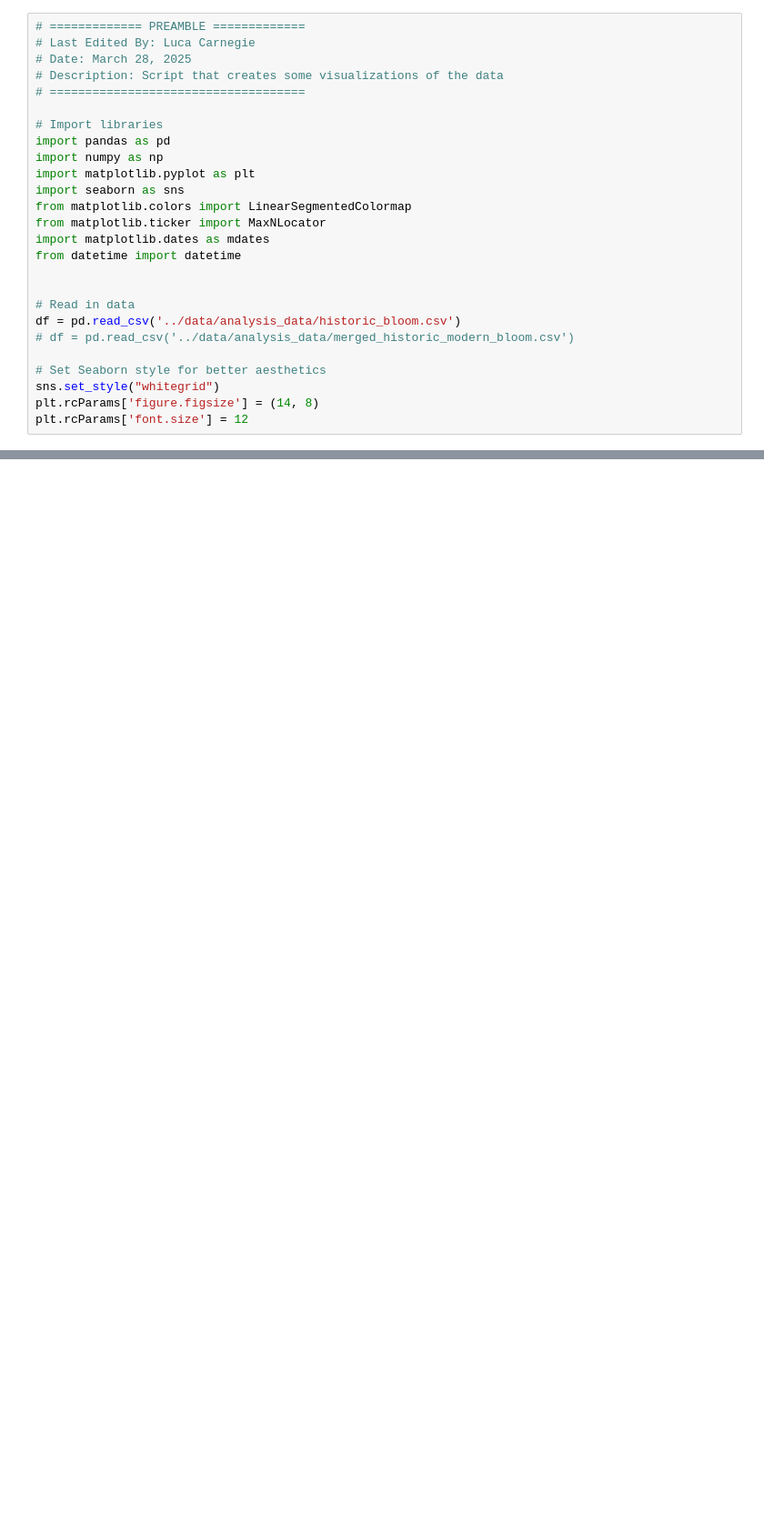
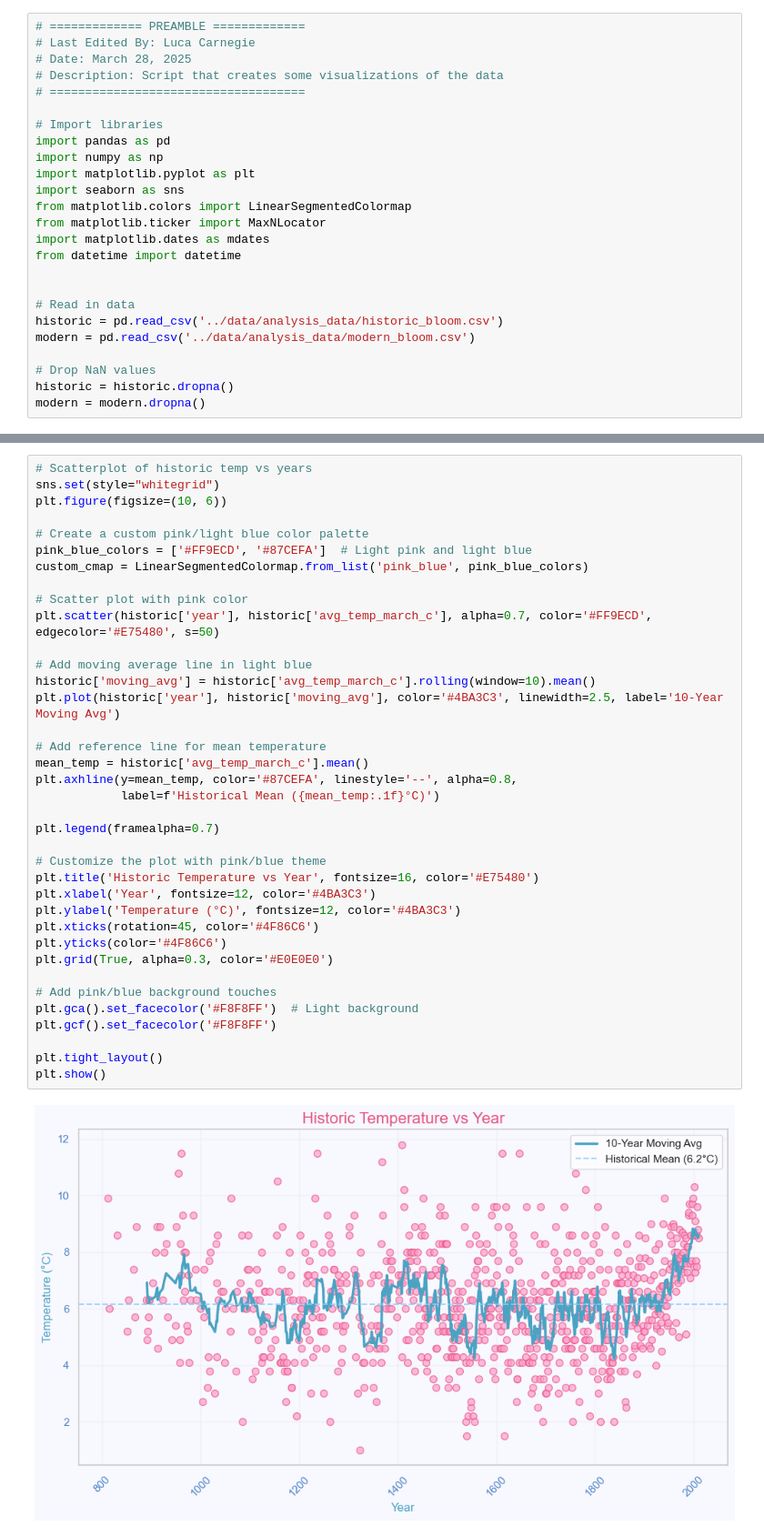
Before and after one commit to lcarnegie/sakura, a Jupyter notebook: scripts/03-explore-data.ipynb, the cells around one changed output, grey strips where cells are left out. Shown: that part at 91% size. Drawn from its saved outputs; the diff is of its cells as text; blank space fills up the shorter version.

```diff
--- a/scripts/03-explore-data.ipynb
+++ b/scripts/03-explore-data.ipynb
@@ -17,10 +17,9 @@ from datetime import datetime
 
 
 # Read in data
-df = pd.read_csv('../data/analysis_data/historic_bloom.csv')
-# df = pd.read_csv('../data/analysis_data/merged_historic_modern_bloom.csv')
+historic = pd.read_csv('../data/analysis_data/historic_bloom.csv')
+modern = pd.read_csv('../data/analysis_data/modern_bloom.csv')
 
-# Set Seaborn style for better aesthetics
-sns.set_style("whitegrid")
-plt.rcParams['figure.figsize'] = (14, 8)
-plt.rcParams['font.size'] = 12
+# Drop NaN values
+historic = historic.dropna()
+modern = modern.dropna()
@@ -129,0 +28,39 @@ Text(0, 0.5, 'Approximate Date')
+# %%
+# Scatterplot of historic temp vs years
+sns.set(style="whitegrid")
+plt.figure(figsize=(10, 6))
+
+# Create a custom pink/light blue color palette
+pink_blue_colors = ['#FF9ECD', '#87CEFA']  # Light pink and light blue
+custom_cmap = LinearSegmentedColormap.from_list('pink_blue', pink_blue_colors)
+
+# Scatter plot with pink color
+plt.scatter(historic['year'], historic['avg_temp_march_c'], alpha=0.7, color='#FF9ECD', edgecolor='#E75480', s=50)
+
+# Add moving average line in light blue
+historic['moving_avg'] = historic['avg_temp_march_c'].rolling(window=10).mean()
+plt.plot(historic['year'], historic['moving_avg'], color='#4BA3C3', linewidth=2.5, label='10-Year Moving Avg')
+
+# Add reference line for mean temperature
+mean_temp = historic['avg_temp_march_c'].mean()
+plt.axhline(y=mean_temp, color='#87CEFA', linestyle='--', alpha=0.8,
+            label=f'Historical Mean ({mean_temp:.1f}°C)')
+
+plt.legend(framealpha=0.7)
+
+# Customize the plot with pink/blue theme
+plt.title('Historic Temperature vs Year', fontsize=16, color='#E75480')
+plt.xlabel('Year', fontsize=12, color='#4BA3C3')
+plt.ylabel('Temperature (°C)', fontsize=12, color='#4BA3C3')
+plt.xticks(rotation=45, color='#4F86C6')
+plt.yticks(color='#4F86C6')
+plt.grid(True, alpha=0.3, color='#E0E0E0')
+
+# Add pink/blue background touches
+plt.gca().set_facecolor('#F8F8FF')  # Light background
+plt.gcf().set_facecolor('#F8F8FF')
+
+plt.tight_layout()
+plt.show()
+# %% [output]
+[figure, added]
```
Also changed, not shown: parts of 10 cells of this notebook.
